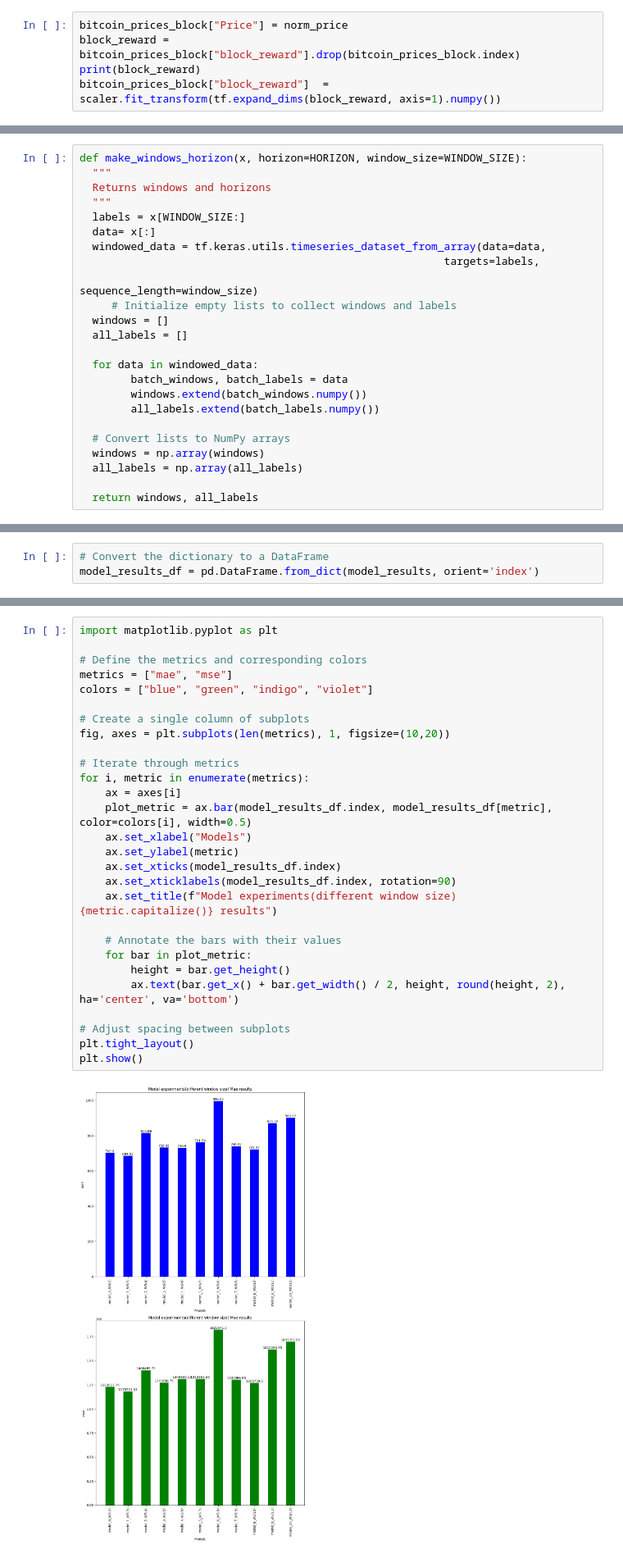
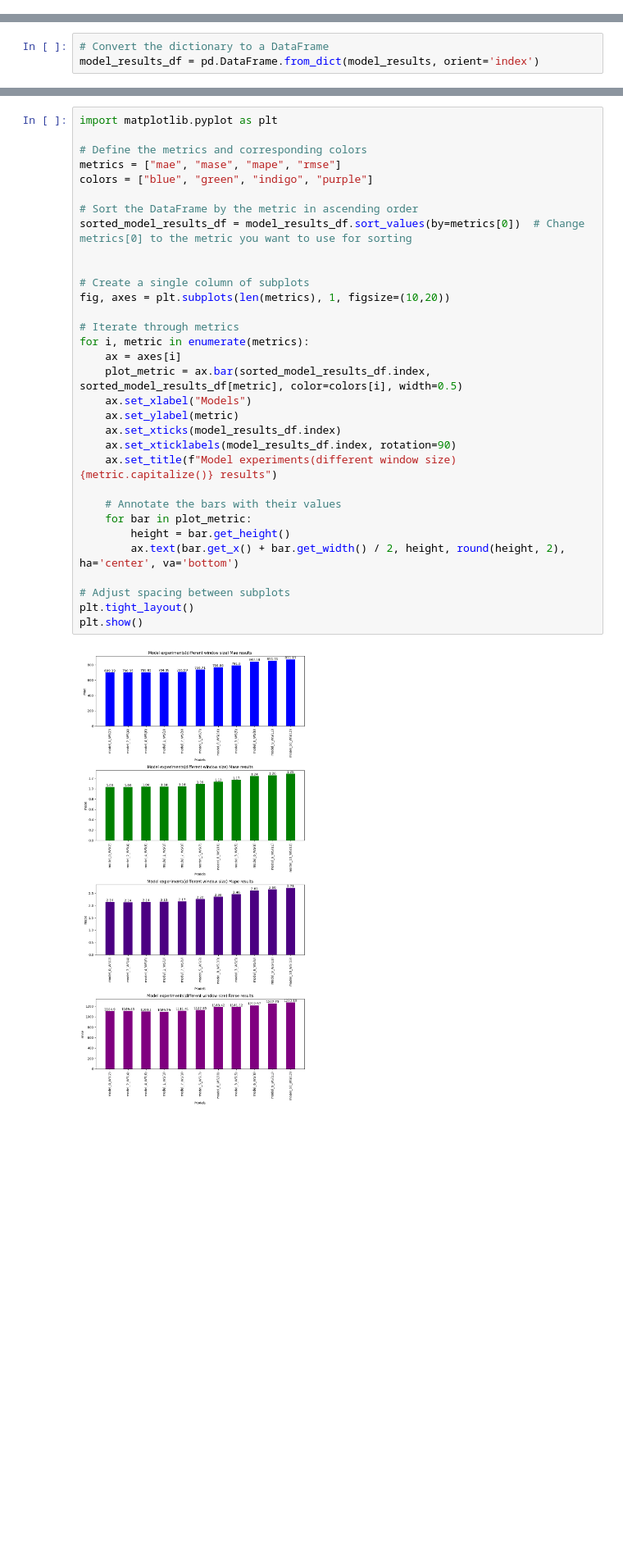
Before and after one commit to kishan5111/Deep_Learning_Vault, a Jupyter notebook: projects/time_series_Project__BitPredict💰📈.ipynb, the cells around one changed output, grey strips where cells are left out. Shown at 82% size. Cells and saved outputs as stored; diff of their text form; blank space fills up the shorter version.

Commit message:
Added visualization of model predictions.

```diff
--- a/projects/time_series_Project__BitPredict💰📈.ipynb
+++ b/projects/time_series_Project__BitPredict💰📈.ipynb
@@ -522,5 +514,0 @@ bitcoin_prices_block["block_reward_normalized"] = Scaler.fit_transform(block_rew
-# %%
-bitcoin_prices_block["Price"] = norm_price
-block_reward = bitcoin_prices_block["block_reward"].drop(bitcoin_prices_block.index)
-print(block_reward)
-bitcoin_prices_block["block_reward"]  = scaler.fit_transform(tf.expand_dims(block_reward, axis=1).numpy())
@@ -686,29 +670,5 @@ model_6_results
 # %% [markdown]
 ### Fomating windows and horizons using `tf.timeseries_dataset_from_array`
-# %%
-def make_windows_horizon(x, horizon=HORIZON, window_size=WINDOW_SIZE):
-  """
-  Returns windows and horizons
-  """
-  labels = x[WINDOW_SIZE:]
-  data= x[:]
-  windowed_data = tf.keras.utils.timeseries_dataset_from_array(data=data,
-                                                         targets=labels,
-                                                         sequence_length=window_size)
-     # Initialize empty lists to collect windows and labels
-  windows = []
-  all_labels = []
-
-  for data in windowed_data:
-        batch_windows, batch_labels = data
-        windows.extend(batch_windows.numpy())
-        all_labels.extend(batch_labels.numpy())
-
-  # Convert lists to NumPy arrays
-  windows = np.array(windows)
-  all_labels = np.array(all_labels)
-
-  return windows, all_labels
 # %%
 full_windows, full_labels= make_windows_horizon(x=prices, horizon=HORIZON, window_size=WINDOW_SIZE)
 len(full_windows), len(full_labels)
@@ -827,30 +787,34 @@ model_results_df
 # %%
 import matplotlib.pyplot as plt
 
 # Define the metrics and corresponding colors
-metrics = ["mae", "mse"]
-colors = ["blue", "green", "indigo", "violet"]
+metrics = ["mae", "mase", "mape", "rmse"]
+colors = ["blue", "green", "indigo", "purple"]
+
+# Sort the DataFrame by the metric in ascending order
+sorted_model_results_df = model_results_df.sort_values(by=metrics[0])  # Change metrics[0] to the metric you want to use for sorting
+
 
 # Create a single column of subplots
 fig, axes = plt.subplots(len(metrics), 1, figsize=(10,20))
 
 # Iterate through metrics
 for i, metric in enumerate(metrics):
     ax = axes[i]
-    plot_metric = ax.bar(model_results_df.index, model_results_df[metric], color=colors[i], width=0.5)
+    plot_metric = ax.bar(sorted_model_results_df.index, sorted_model_results_df[metric], color=colors[i], width=0.5)
     ax.set_xlabel("Models")
     ax.set_ylabel(metric)
     ax.set_xticks(model_results_df.index)
     ax.set_xticklabels(model_results_df.index, rotation=90)
     ax.set_title(f"Model experiments(different window size) {metric.capitalize()} results")
 
     # Annotate the bars with their values
     for bar in plot_metric:
         height = bar.get_height()
         ax.text(bar.get_x() + bar.get_width() / 2, height, round(height, 2), ha='center', va='bottom')
 
 # Adjust spacing between subplots
 plt.tight_layout()
 plt.show()
 # %% [output]
-[figure, old version]
+[figure, new version]
```
Also changed, not shown: parts of 53 cells of this notebook.
